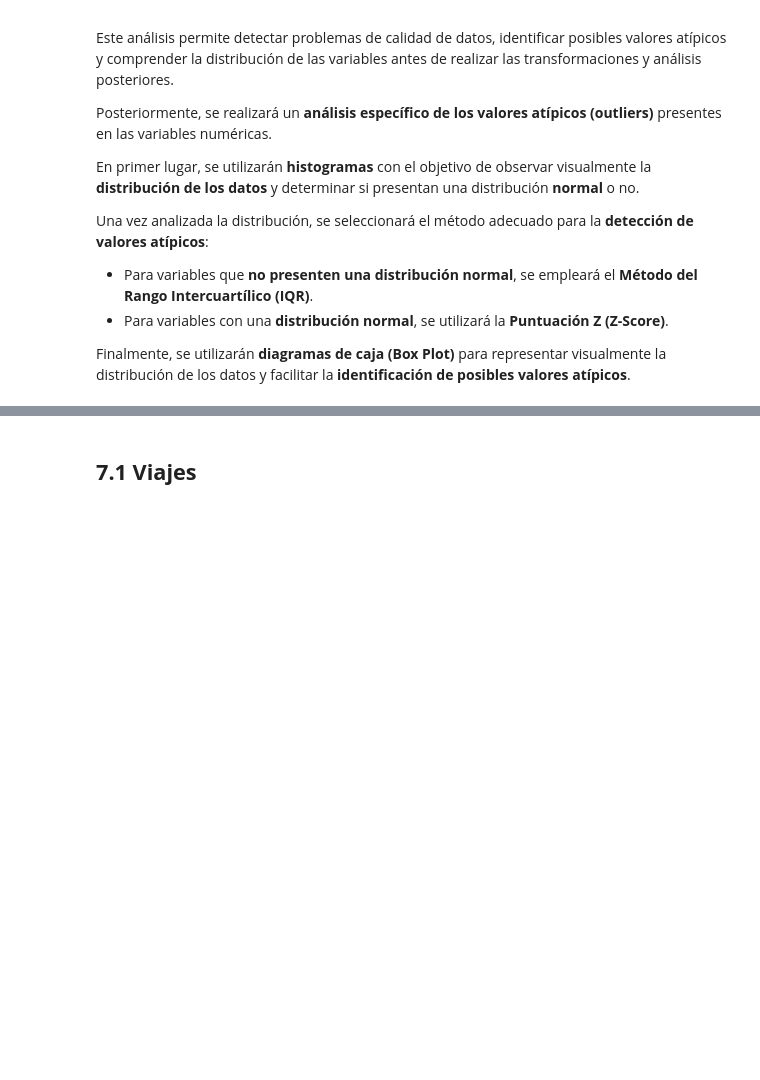
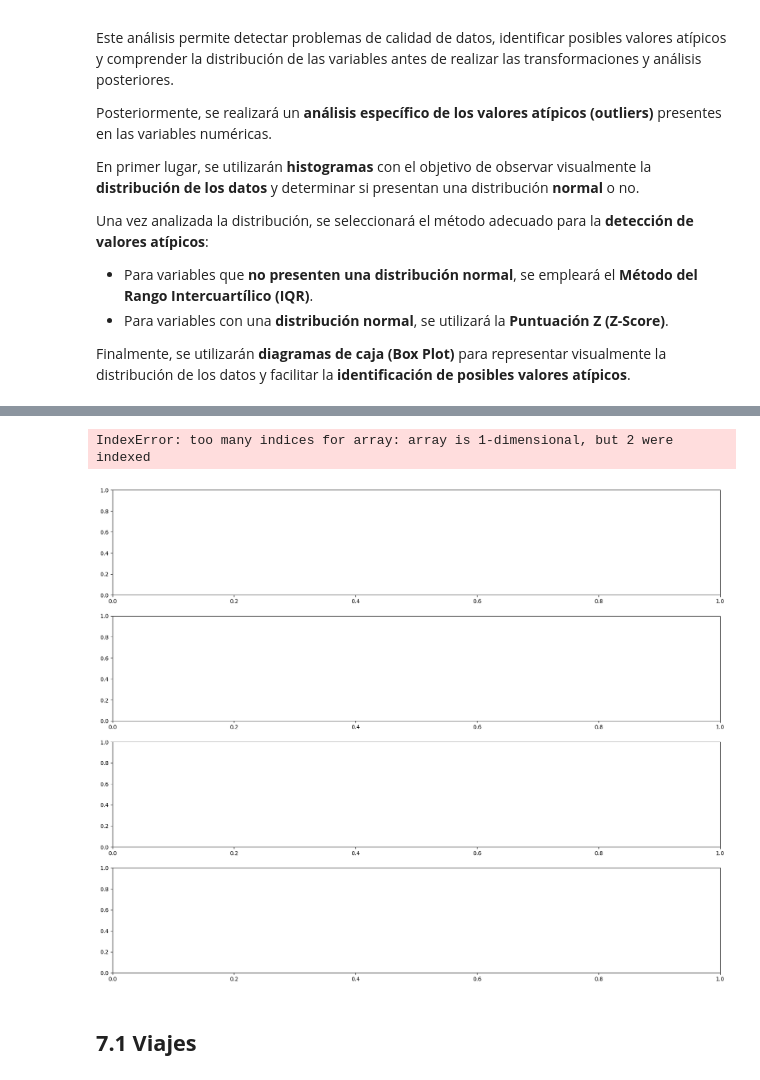
Before and after one commit to Arevaliis/metrobus-data-analytics, a Jupyter notebook: notebooks/01_eda.ipynb, the cells around one changed output, grey strips where cells are left out. Drawn from its saved outputs; the diff is of its cells as text; code cells hidden in the pictures; blank space fills up the shorter version.

```diff
--- a/notebooks/01_eda.ipynb
+++ b/notebooks/01_eda.ipynb
@@ -232,3 +304,8 @@ def crear_tabla_metadatos(df):
+# %%
+crear_boxplot_general(df_conductores.select_dtypes(include="number"))
+# %% [output]
+IndexError: too many indices for array: array is 1-dimensional, but 2 were indexed
+[figure, added]
 # %%
 def crear_histograma(df, columna):
     plt.figure(figsize=(10, 5))
```
Also changed, not shown: parts of 54 cells of this notebook.
